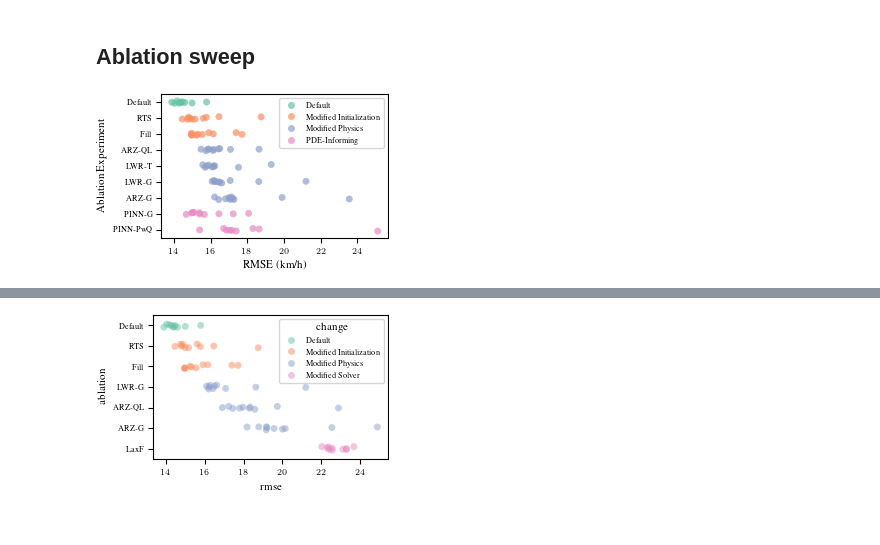
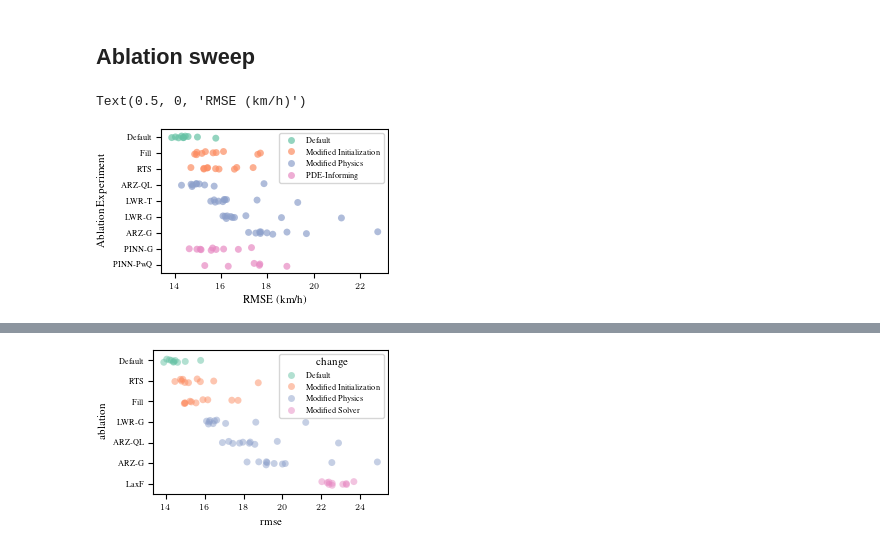
Before and after one commit to J-Moreau/traffic-smoothing, a Jupyter notebook: notebooks/sweep_results.ipynb, the cells around one changed output, grey strips where cells are left out. Drawn from its saved outputs; the diff is of its cells as text; code cells hidden in the pictures.

```diff
--- a/notebooks/sweep_results.ipynb
+++ b/notebooks/sweep_results.ipynb
@@ -156,7 +157,7 @@ ablations = (
     pl.DataFrame(
         {**run.config, **run.summary}
         for run in runs
-        if run.config.get("name") == "itsc_ablation_v2" or run.config.get("name") == "itsc_v2"
+        if run.config.get("name") == "itsc_ablation_v3" or run.config.get("name") == "itsc_v4"
     )
     .with_columns((pl.col._timestamp * 1000).cast(pl.Datetime("ms")))
     # .unnest("flow").rename({col: f"flow.{col}" for col in df["flow"].struct.fields})
@@ -174,15 +175,16 @@ ablations = (
         pl.col.flow.struct.field("flux_function").struct.field("v_max"),
         pl.col.data.struct.field("ramps"),
         pl.col.rmse,
+        pl.col.hidden_rmse,
         pl.col.seed,
     )
     .remove(solver="lax_friedrichs") # not working
     .filter(pl.col.ramps)
-    .remove((pl.col.init=="rts") & (pl.col.velocity_model_variance==0.01)) # suboptimal
-    .remove((pl.col.init=="forward_fill") & (pl.col.velocity_model_variance==0.01)) # suboptimal
-    .remove((pl.col.fundamental_diagram=="ARZGreenshields") & ~(pl.col.learn_flow)) # suboptimal
-    .remove((pl.col.fundamental_diagram=="ARZQuadraticLinear") & (pl.col.learn_flow)) # suboptimal
-    .remove((pl.col.fundamental_diagram=="ARZGreenshields") & (pl.col.v_max!=30))
+    # .remove((pl.col.init=="rts") & (pl.col.velocity_model_variance==0.01)) # suboptimal
+    # .remove((pl.col.init=="forward_fill") & (pl.col.velocity_model_variance==0.01)) # suboptimal
+    # .remove((pl.col.fundamental_diagram=="ARZGreenshields") & ~(pl.col.learn_flow)) # suboptimal
+    # .remove((pl.col.fundamental_diagram=="ARZQuadraticLinear") & (pl.col.learn_flow)) # suboptimal
+    # .remove((pl.col.fundamental_diagram=="ARZGreenshields") & (pl.col.v_max!=30))
     .filter((pl.col.model=="4DVar")|(pl.col.model=="PINN"))
     .filter(probe_fraction=0.1)
     .filter(pl.col.seed < 10)  # i did 11 seeds by mistake
@@ -223,36 +225,38 @@ plot_data = (ablations.with_columns(
     )
     .with_columns(change=pl.when(~pl.col.ramps).then(pl.lit("Modified Boundaries")).otherwise(pl.col.change))
     .with_columns(ablation=pl.when(~pl.col.ramps).then(pl.lit("No ramps")).otherwise(pl.col.ablation))
-    .sort(pl.col.change,pl.col.rmse.mean().over("ablation"),)
-    .remove(pl.col.rmse>30)
+    .remove(pl.col.rmse>30) # hide failed runs
+    .unique(subset=["seed", "ablation"], keep="first")
+    .sort(pl.col.change,pl.col.hidden_rmse.mean().over("ablation"),)
 )
 ax = sns.stripplot(
     data=plot_data,
     y="ablation",
     x="rmse",
     hue="change",
     alpha=0.7,
     # orient="h",
     # errorbar="ci",
     # err_kws={"linewidth": 1.0},
     # capsize=0.2,
     palette=sns.color_palette("Set2", as_cmap=False)
 )
 # plt.legend(bbox_to_anchor=(1.05, 1), loc='upper left',)
 plt.legend()
 plt.ylabel("Ablation Experiment")
 plt.xlabel("RMSE (km/h)")
 # plt.xlim(left=10)
-plt.savefig(f"output_plots/itsc/ablation_sweep_rmse_v2.pdf", bbox_inches="tight")
+# plt.savefig(f"output_plots/itsc/ablation_sweep_rmse_v2.pdf", bbox_inches="tight")
 # ax.set_yscale("log")
 # px.line(
 #     tab_results #.group_by(["model", "probe_fraction"]).agg(pl.col("rmse").mean())
 #     .sort("probe_fraction"),
 #     x="probe_fraction",
 #     y="rmse",
 #     color="model",
 #     log_y=True,
 #     # markers=True,
 # )
 # %% [output]
+Text(0.5, 0, 'RMSE (km/h)')
-[figure, old version]
+[figure, new version]
```
Also changed, not shown: parts of 6 cells of this notebook, 5 other files.
